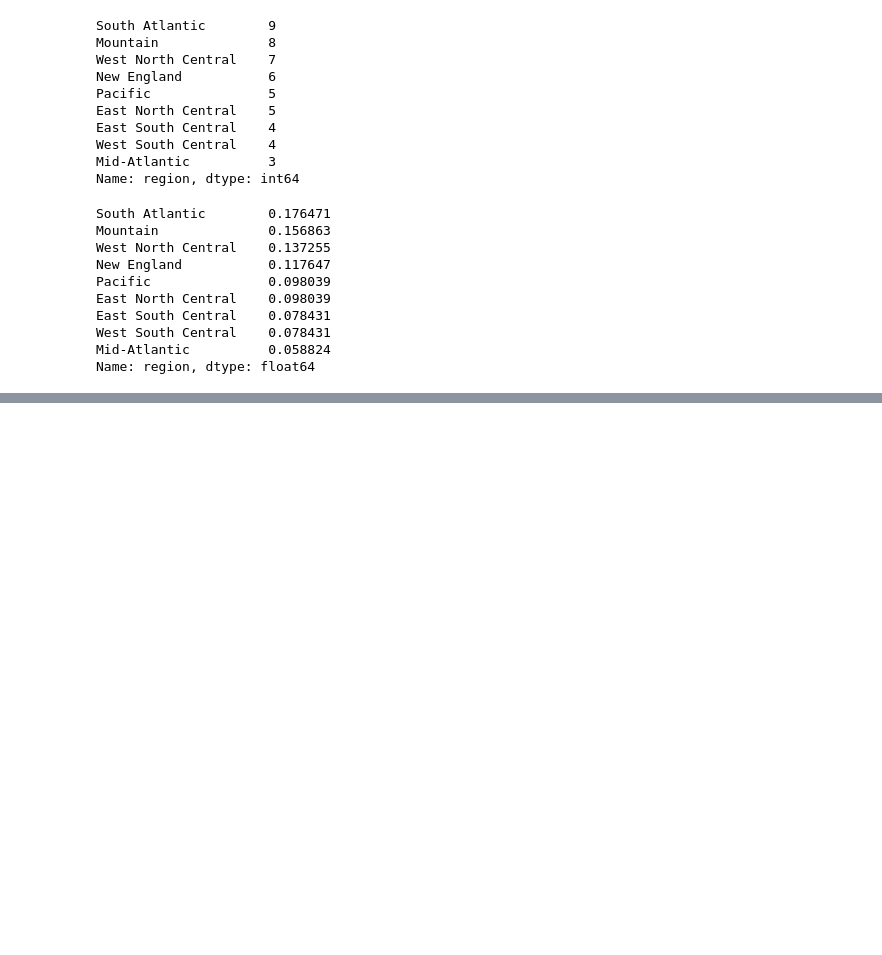
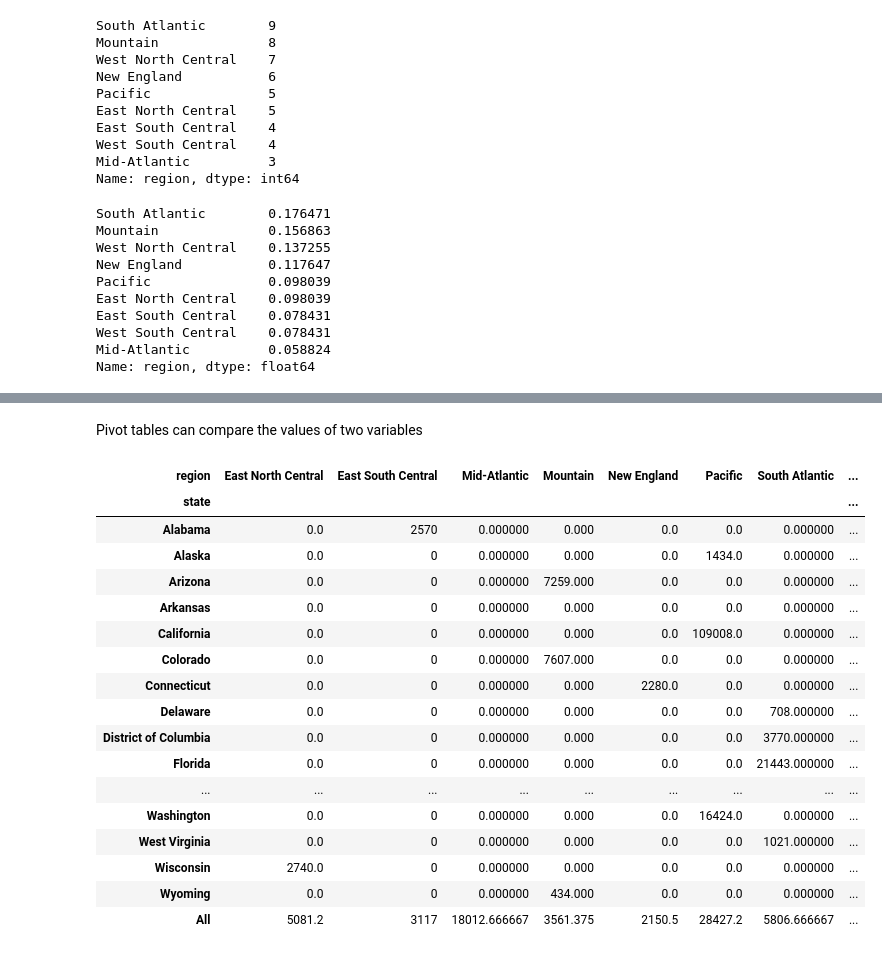
Before and after one commit to mapra99/ds-data-manipulation, a Jupyter notebook: pandas-datacamp.ipynb, the cells around one changed output, grey strips where cells are left out. Saved outputs shown, nothing was run; the diff lists cells and outputs as text; code cells hidden in the pictures; blank space fills up the shorter version.

```diff
--- a/pandas-datacamp.ipynb
+++ b/pandas-datacamp.ipynb
@@ -360,0 +406,30 @@ Name: region, dtype: float64
+# %% [markdown]
+Pivot tables can compare the values of two variables
+# %%
+# Get the mean of homeless individuals by state and region
+homelessness.pivot_table(
+    index = "state",
+    columns = "region",
+    values = "individuals",
+    fill_value = 0, # use 0 if NaN
+    margins = True # get the totals for each variable
+)
+# %% [output]
+| region | East North Central | East South Central | Mid-Atlantic | Mountain | New England | Pacific | South Atlantic | ... |
+| state |  |  |  |  |  |  |  | ... |
+| Alabama | 0.0 | 2570 | 0.000000 | 0.000 | 0.0 | 0.0 | 0.000000 | ... |
+| Alaska | 0.0 | 0 | 0.000000 | 0.000 | 0.0 | 1434.0 | 0.000000 | ... |
+| Arizona | 0.0 | 0 | 0.000000 | 7259.000 | 0.0 | 0.0 | 0.000000 | ... |
+| Arkansas | 0.0 | 0 | 0.000000 | 0.000 | 0.0 | 0.0 | 0.000000 | ... |
+| California | 0.0 | 0 | 0.000000 | 0.000 | 0.0 | 109008.0 | 0.000000 | ... |
+| Colorado | 0.0 | 0 | 0.000000 | 7607.000 | 0.0 | 0.0 | 0.000000 | ... |
+| Connecticut | 0.0 | 0 | 0.000000 | 0.000 | 2280.0 | 0.0 | 0.000000 | ... |
+| Delaware | 0.0 | 0 | 0.000000 | 0.000 | 0.0 | 0.0 | 708.000000 | ... |
+| District of Columbia | 0.0 | 0 | 0.000000 | 0.000 | 0.0 | 0.0 | 3770.000000 | ... |
+| Florida | 0.0 | 0 | 0.000000 | 0.000 | 0.0 | 0.0 | 21443.000000 | ... |
+| ... | ... | ... | ... | ... | ... | ... | ... | ... |
+| Washington | 0.0 | 0 | 0.000000 | 0.000 | 0.0 | 16424.0 | 0.000000 | ... |
+| West Virginia | 0.0 | 0 | 0.000000 | 0.000 | 0.0 | 0.0 | 1021.000000 | ... |
+| Wisconsin | 2740.0 | 0 | 0.000000 | 0.000 | 0.0 | 0.0 | 0.000000 | ... |
+| Wyoming | 0.0 | 0 | 0.000000 | 434.000 | 0.0 | 0.0 | 0.000000 | ... |
+| All | 5081.2 | 3117 | 18012.666667 | 3561.375 | 2150.5 | 28427.2 | 5806.666667 | ... |
```
Also changed, not shown: parts of 4 cells of this notebook.
